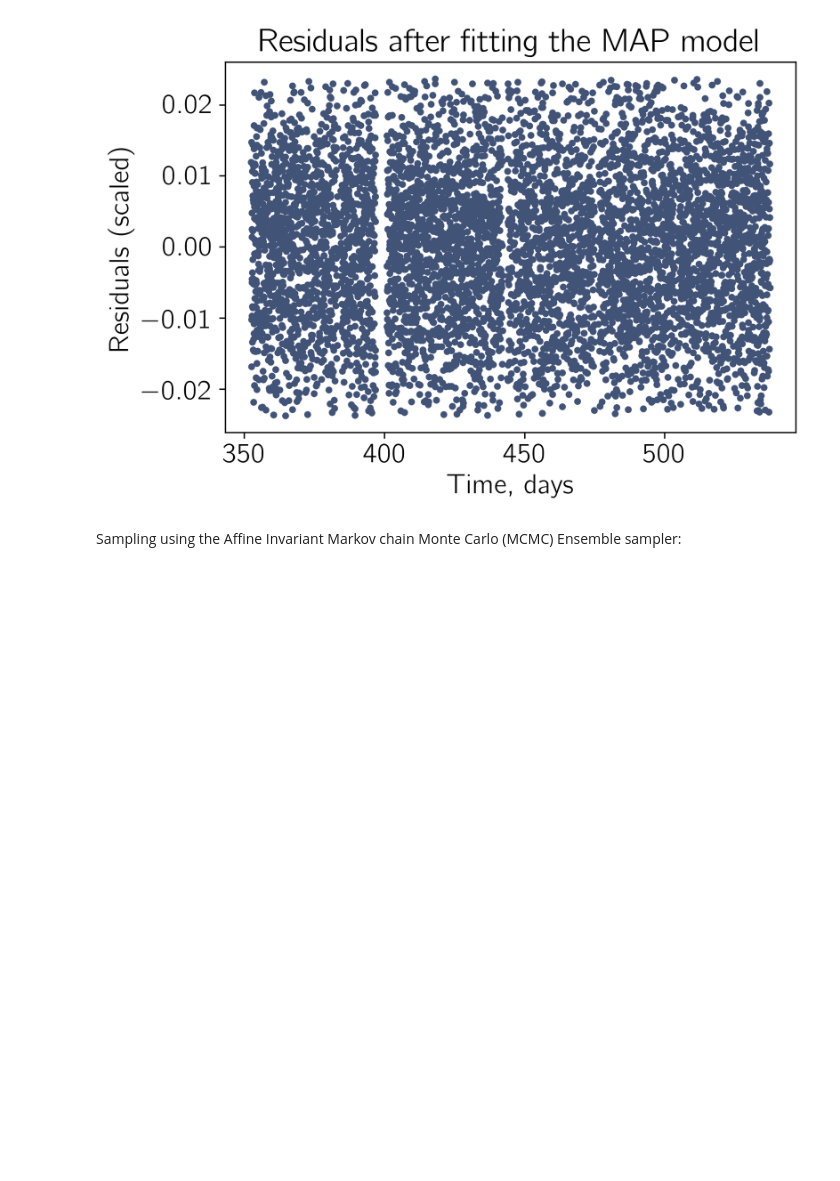
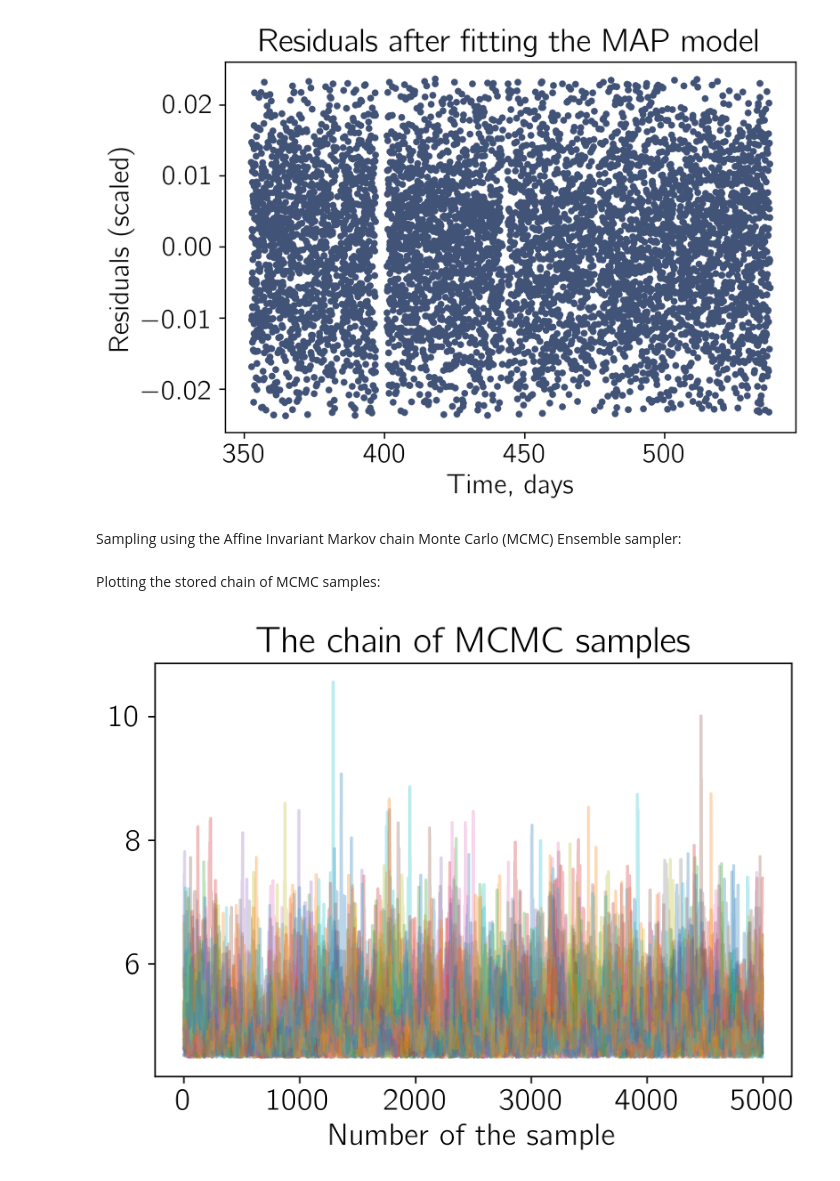
Before and after one commit to paveloom-c/C2, a Jupyter notebook: rotation/rotation.ipynb, the cells around one changed output. Cells and saved outputs as stored; diff of their text form; code cells hidden in the pictures; blank space fills up the shorter version.

Commit message:
Added the plot of the chain of MCMC samples.

```diff
--- a/rotation/rotation.ipynb
+++ b/rotation/rotation.ipynb
@@ -636,3 +636,25 @@ sampler.run_mcmc(pos, nsteps)
 
 # Closing the pool
 pool.close()
+# %% [markdown]
+Plotting the stored chain of MCMC samples:
+# %%
+# Plotting the chain
+plt.plot(np.exp(sampler.chain[:, :, 2].T), alpha=0.3)
+
+# Setting title
+plt.title("The chain of MCMC samples")
+
+# Setting labels
+plt.xlabel("Number of the sample")
+
+# Saving the figure
+plt.savefig("figures/mcmc_samples_chain", bbox_inches="tight")
+
+# Showing the plot in a cell
+plt.show()
+
+# Closing the plot
+plt.close()
+# %% [output]
+[figure, added]
```
Also changed, not shown: parts of 1 cell of this notebook, 1 other file.
